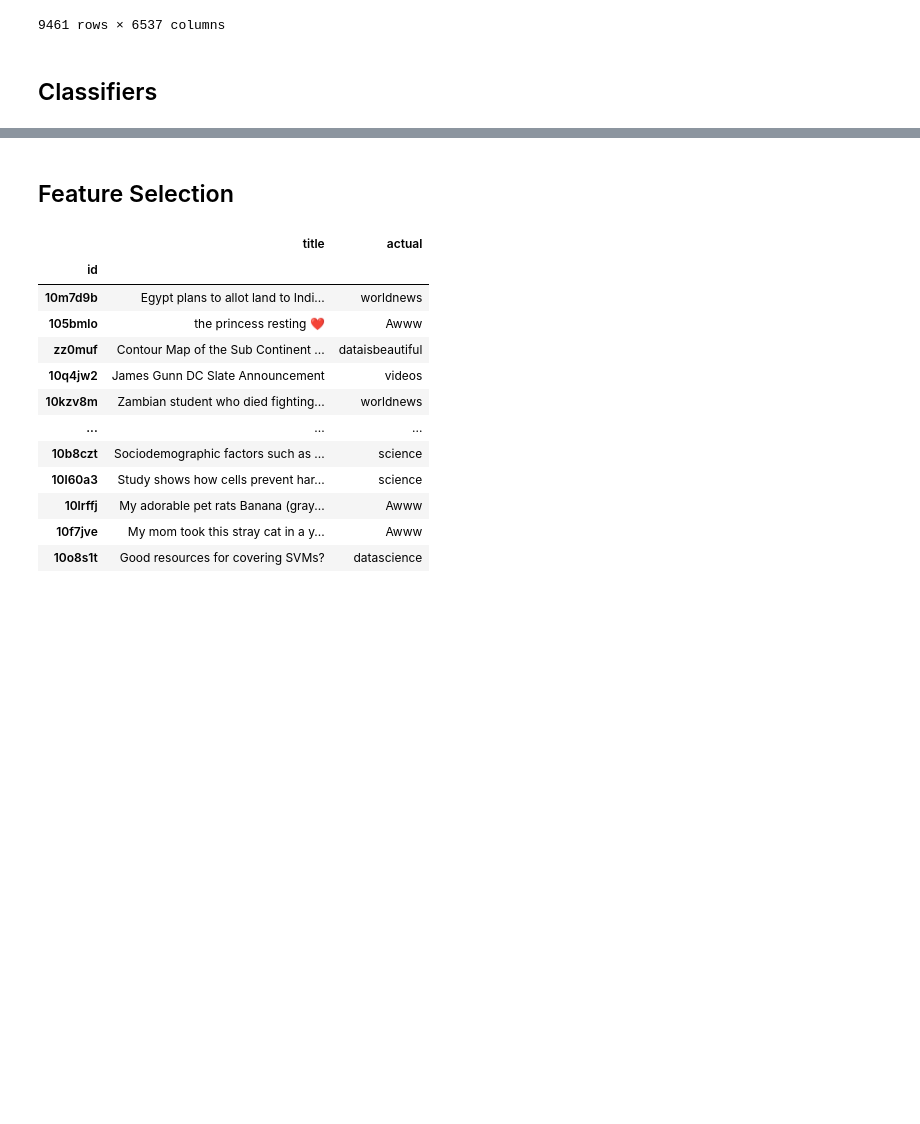
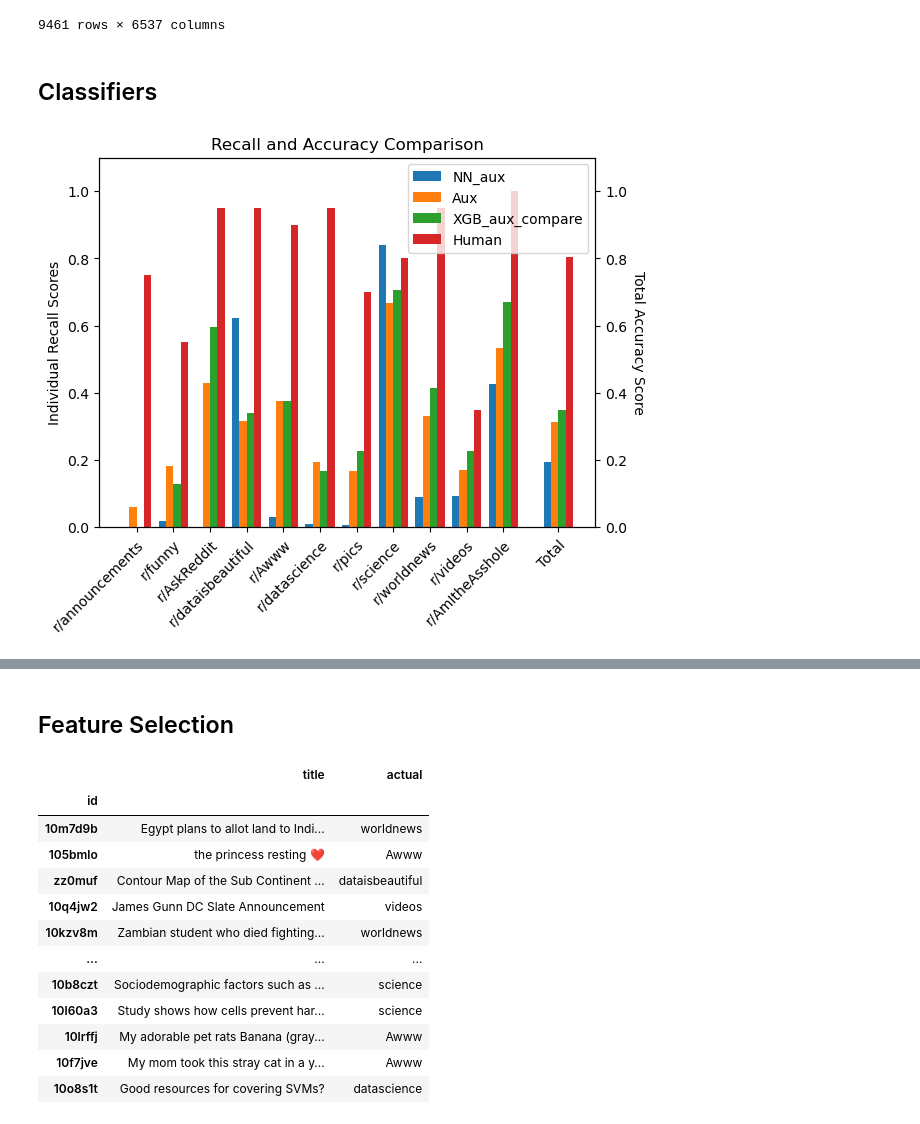
Before and after one commit to rainonej/Reddit-Projects, a Jupyter notebook: Subreddit Predictions/Model Comparison 2.ipynb, the cells around one changed output, grey strips where cells are left out. Cells and saved outputs as stored; diff of their text form; code cells hidden in the pictures; blank space fills up the shorter version.

```diff
--- a/Subreddit Predictions/Model Comparison 2.ipynb
+++ b/Subreddit Predictions/Model Comparison 2.ipynb
@@ -424,3 +424,24 @@ LogReg = Classifier('LogReg')
 LogReg._train = _LogisticRegression_train
 LogReg._predict = _LogisticRegression_predict
 obj.add_classifier(LogReg)
+# %%
+from sklearn import svm
+
+def _SVM_train(X_train, Y_train):
+    # Initialize the SVM model
+    svm_model = svm.SVC()
+    # Train the model on the input data
+    svm_model.fit(X_train, Y_train)
+    # Output the trained model
+    return svm_model
+
+def _SVM_predict(title_vectors, model):
+    # Make predictions on the input data
+    predictions = model.predict(title_vectors)
+    # Output the predictions as a pandas series
+    return pd.Series(predictions)
+
+SVM = Classifier('SVM')
+SVM._train = _SVM_train
+SVM._predict = _SVM_predict
+obj.add_classifier(SVM)
@@ -426,0 +496,6 @@ obj.add_classifier(LogReg)
+# %%
+obj.new_train_model('NN_aux', aux_features, 'NN' , description="A Neural Network using only Auxiliary features.")
+obj.new_test_model('NN_aux')
+obj.compare(['NN_aux', 'Aux', 'XGB_aux_compare', 'Human'])
+# %% [output]
+[figure, added]
```
Also changed, not shown: parts of 18 cells of this notebook, 1 other file.
